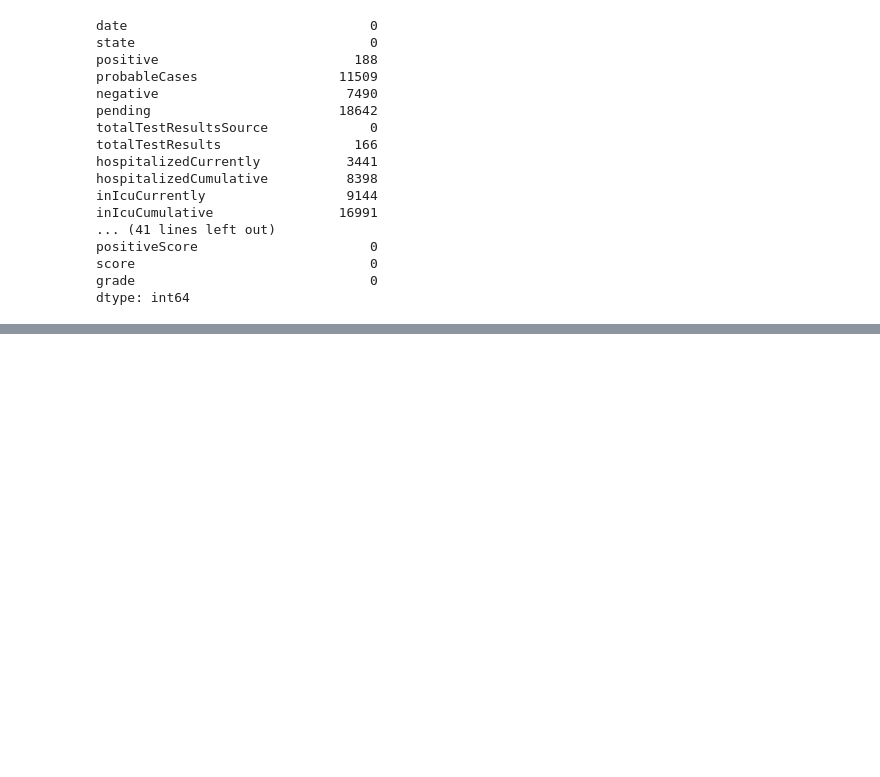
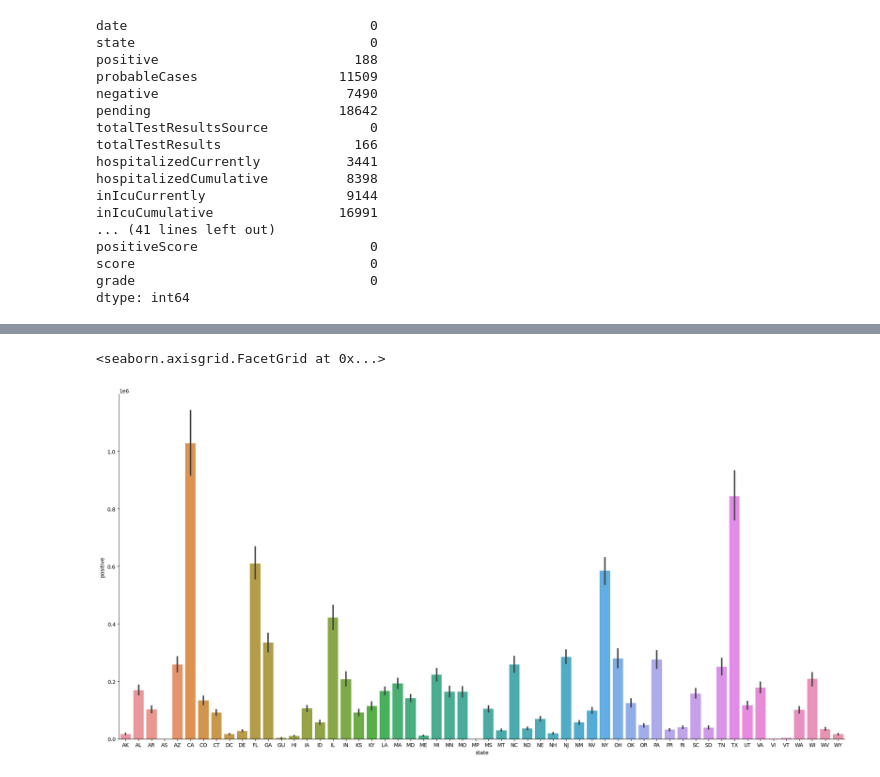
Before and after one commit to AI-School-F5-P2/proyecto_Datathon_equipo_5, a Jupyter notebook: main.ipynb, the cells around one changed output, grey strips where cells are left out. Drawn from its saved outputs; the diff is of its cells as text; code cells hidden in the pictures; blank space fills up the shorter version.

```diff
--- a/main.ipynb
+++ b/main.ipynb
@@ -67,3 +68,11 @@ positiveScore                      0
 score                              0
 grade                              0
 dtype: int64
+# %%
+categoricas = ["date", "state"]
+numericas = ["positive", "negative", "pending", "hospitalizedCurrently", "death", "recovered"]
+# %%
+col_seleccionadas = categoricas + numericas
+new_df = df.loc[:,col_seleccionadas]
+#new_df = new_df.dropna()
+new_df
@@ -69,0 +93,5 @@ dtype: int64
+# %%
+sns.catplot(x="state", y="positive", data=new_df, kind="bar", height=10, aspect=2)
+# %% [output]
+<seaborn.axisgrid.FacetGrid at 0x...>
+[figure, added]
```
Also changed, not shown: parts of 2 cells of this notebook.
